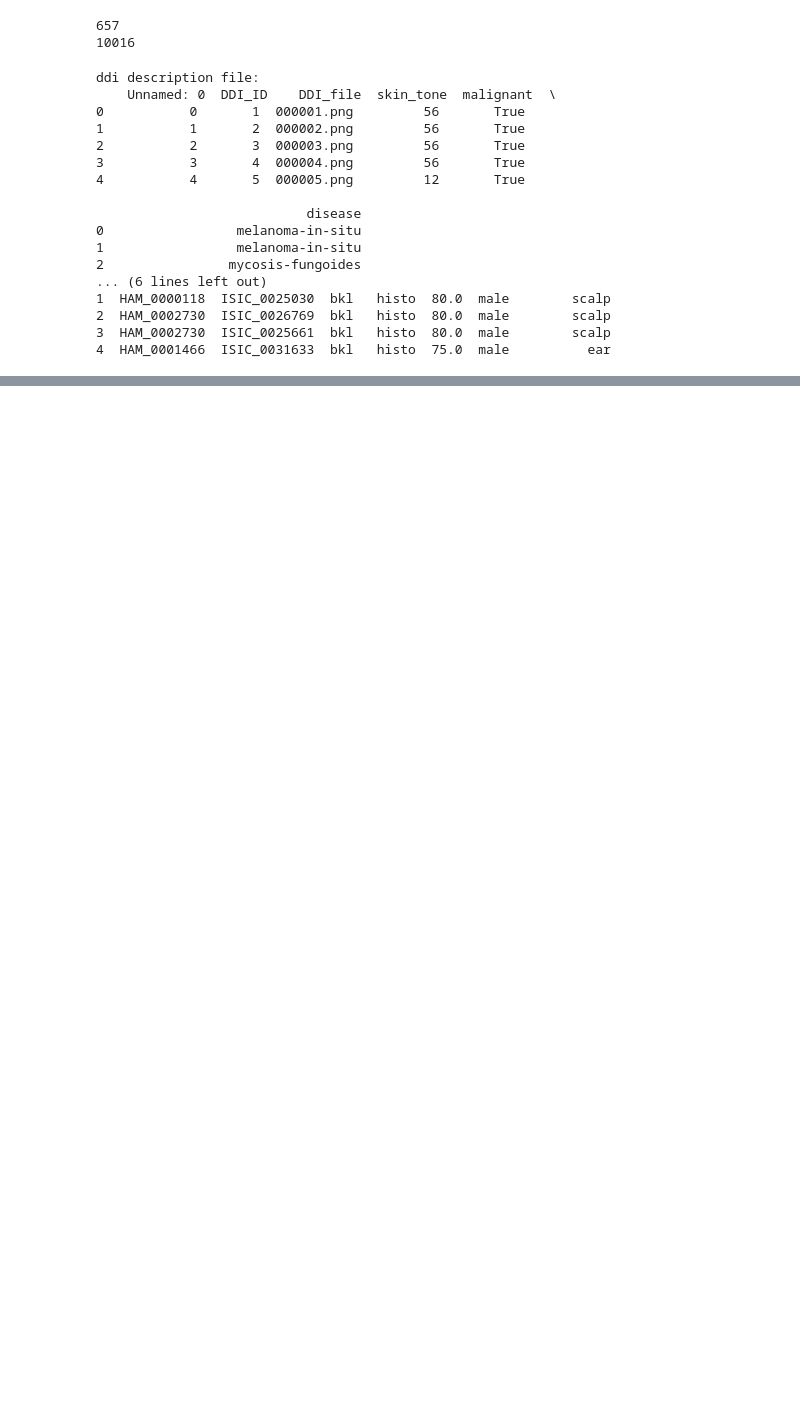
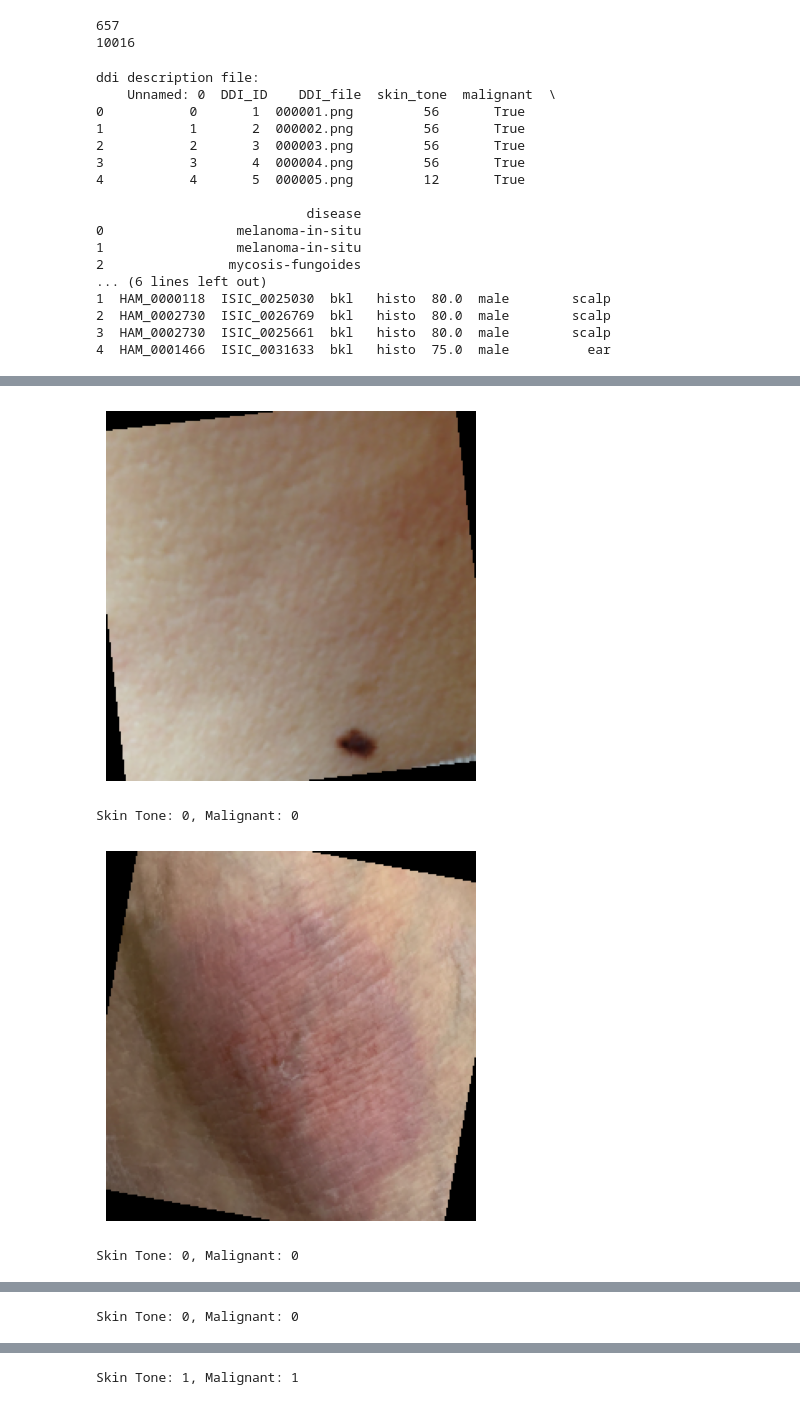
Before and after one commit to rlagksk0315/melanoma, a Jupyter notebook: code/data_loading.ipynb, the cells around one changed output, grey strips where cells are left out. Saved outputs shown, nothing was run; the diff lists cells and outputs as text; code cells hidden in the pictures; blank space fills up the shorter version.

Commit message:
data loading final

```diff
--- a/code/data_loading.ipynb
+++ b/code/data_loading.ipynb
@@ -193,0 +171,59 @@ def load_data(batch_size):
+# %%
+# data loading with transformations initialized above
+def load_data_ddi(data_dir, csv_file, file_list, transform, batch_size, skin_threshold=35):
+    ds = DDIDataset(data_dir, csv_file, transform=transform, skin_threshold=skin_threshold, file_list=file_list)
+    return DataLoader(ds, batch_size=batch_size, shuffle=True)
+
+def load_data_ham(data_dir, csv_file, file_list, transform, batch_size):
+    ds = HAMDataset(data_dir, csv_file, transform=transform, file_list=file_list)
+    return DataLoader(ds, batch_size=batch_size, shuffle=True)
+
+def display_image(image_tensor):
+    # display tensor image
+    image = transforms.ToPILImage()(image_tensor)
+    plt.imshow(image)
+    plt.axis('off')
+    plt.show()
+# %%
+batch_size = 32
+ddi_loader_train, ddi_loader_val, ddi_loader_test = [
+    load_data_ddi(
+        ddi_data_dir,
+        ddi_label_file,
+        files,
+        transform,
+        batch_size
+    )
+    for files, transform in [
+        (train_files_ddi, train_transform),
+        (val_files_ddi,   eval_transform),
+        (test_files_ddi,  eval_transform),
+    ]
+]
+
+ham_loader_train, ham_loader_val, ham_loader_test = [
+    load_data_ham(
+        ham_data_dir,
+        ham_label_file,
+        files,
+        transform,
+        batch_size
+    )
+    for files, transform in [
+        (train_files_ham, train_transform),
+        (val_files_ham,   eval_transform),
+        (test_files_ham,  eval_transform),
+    ]
+]
+
+# display some images
+for images, skin_labels, malignant_labels in ddi_loader_train:
+    for i in range(4):
+        display_image(images[i])
+        print(f"Skin Tone: {skin_labels[i]}, Malignant: {malignant_labels[i]}")
+    break
+# %% [output]
+[figure, added]
+Skin Tone: 0, Malignant: 0
+[figure, added]
+Skin Tone: 0, Malignant: 0
@@ -193,0 +231 @@ def load_data(batch_size):
+Skin Tone: 0, Malignant: 0
@@ -193,0 +233 @@ def load_data(batch_size):
+Skin Tone: 1, Malignant: 1
```
Also changed, not shown: parts of 12 cells of this notebook.
